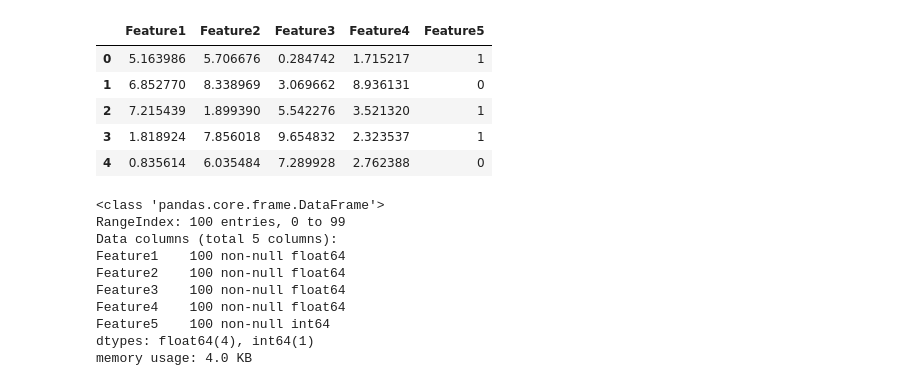
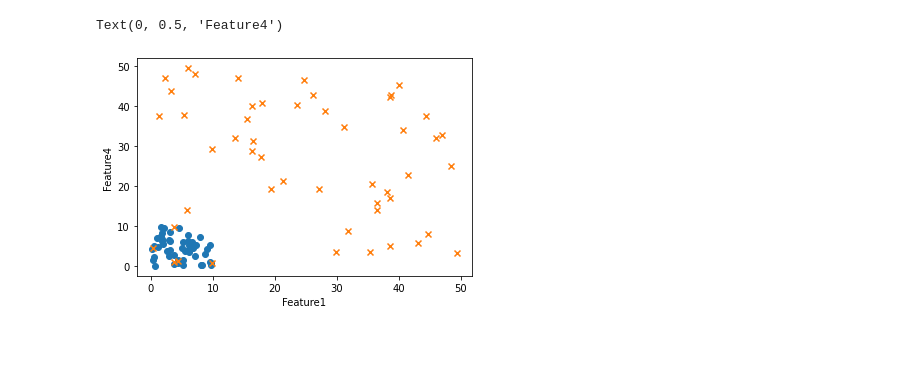
Before and after one commit to CodesOfAnurag/ML_Assignment, a Jupyter notebook: Assignment_MLP/Assignment_MLP.ipynb, the cells around one changed output. Drawn from its saved outputs; the diff is of its cells as text; code cells hidden in the pictures; blank space fills up the shorter version.

```diff
--- a/Assignment_MLP/Assignment_MLP.ipynb
+++ b/Assignment_MLP/Assignment_MLP.ipynb
@@ -26 +26,25 @@ df.head()
+# %%
+data = np.zeros((100,5), dtype=float)
+
+np.random.seed(42)
+data[:50,4] = 0
+data[50:,4] = 1
+
+for i in range(data.shape[1]-1):
+    data[:50, i] = np.random.random((1,50))*10
+    data[50:, i] = np.random.random((1,50))*50
+
+
+df = pd.DataFrame(data, columns= ['Feature'+str(i) for i in range(1,5)]+['label'])
+df.to_csv("DataSet.csv", index=False)
+
+plt.scatter(df[ df['label']==0.0 ]['Feature1'], df[ df['label']==0.0 ]['Feature4'], marker='o', Label=0)
+plt.scatter(df[ df['label']==1.0 ]['Feature1'], df[ df['label']==1.0 ]['Feature4'], marker='x', Label=1)
+plt.xlabel('Feature1')
+plt.ylabel('Feature4')
+
+# del df
+# %% [output]
+Text(0, 0.5, 'Feature4')
+[figure, added]
 # %%
@@ -30,22 +52,0 @@ df = pd.read_csv('RandomDataSet.csv')
-# %%
-df.head()
-# %% [output]
-|  | Feature1 | Feature2 | Feature3 | Feature4 | Feature5 |
-| 0 | 5.163986 | 5.706676 | 0.284742 | 1.715217 | 1 |
-| 1 | 6.852770 | 8.338969 | 3.069662 | 8.936131 | 0 |
-| 2 | 7.215439 | 1.899390 | 5.542276 | 3.521320 | 1 |
-| 3 | 1.818924 | 7.856018 | 9.654832 | 2.323537 | 1 |
-| 4 | 0.835614 | 6.035484 | 7.289928 | 2.762388 | 0 |
-# %%
-df.info()
-# %% [output]
-<class 'pandas.core.frame.DataFrame'>
-RangeIndex: 100 entries, 0 to 99
-Data columns (total 5 columns):
-Feature1    100 non-null float64
-Feature2    100 non-null float64
-Feature3    100 non-null float64
-Feature4    100 non-null float64
-Feature5    100 non-null int64
-dtypes: float64(4), int64(1)
-memory usage: 4.0 KB
```
Also changed, not shown: parts of 8 cells of this notebook, 2 other files.
